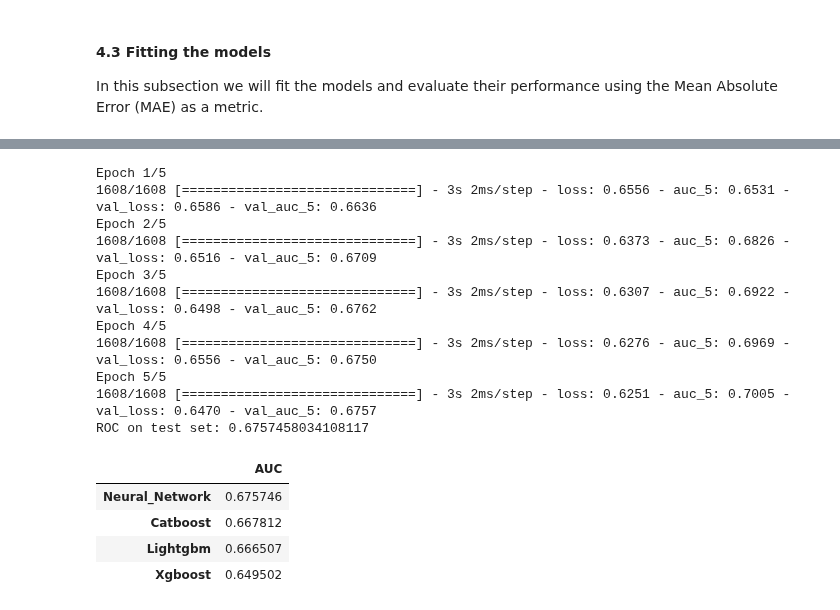
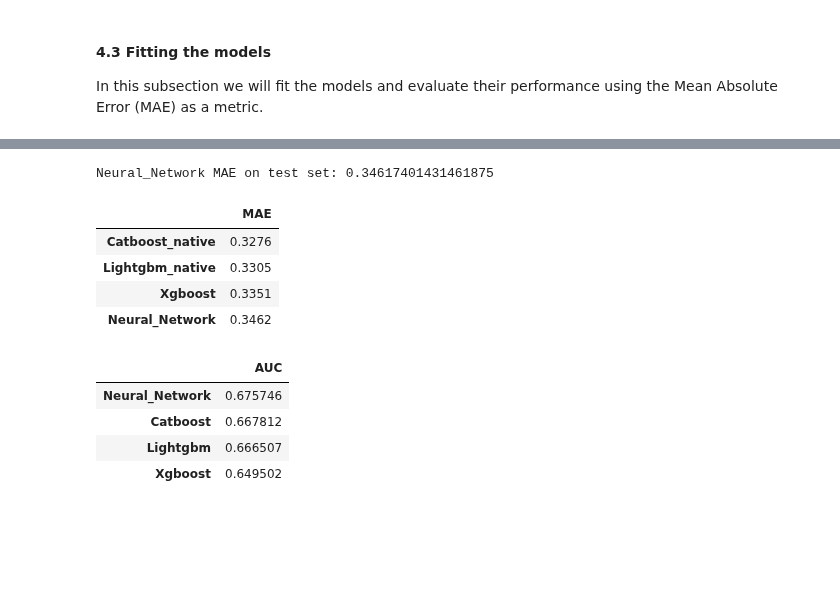
Before and after one commit to teodor-georgiev/Online-Retailer-Analysis-2014, a Jupyter notebook: 3. Feature Engineering of the target variable.ipynb, the cells around one changed output, grey strips where cells are left out. Drawn from its saved outputs; the diff is of its cells as text; code cells hidden in the pictures; blank space fills up the shorter version.

```diff
--- a/3. Feature Engineering of the target variable.ipynb
+++ b/3. Feature Engineering of the target variable.ipynb
@@ -257,0 +177,4 @@ Neural_Network MAE on test set: 0.38479049160865125
+# %%
+xgboost_params = {'max_depth': 9, 'learning_rate': 0.15, 'n_estimators': 50, 'objective': 'binary:logistic', 'random_state': 42,"objective":"binary:logistic"}
+xgb_model, xgb_Y_pred, xgb_mae, xgb_Y_pred_proba = Model.xgboost(df_train_encoded,df_test_encoded,xgboost_params,1)
+print("Xgboost MAE on test set:", xgb_mae)
@@ -257,0 +199,4 @@ Neural_Network MAE on test set: 0.38479049160865125
+# %%
+lightgbm_params = { "learning_rate":0.15, "n_estimators":150, "objective":"binary","random_state":42, "colsample_bytree" : 0.8}
+lightgbm_model, lightgbm_Y_pred, lightgbm_mae, lightgbm_Y_pred_prob = Model.lightgmb(df_train, df_test, lightgbm_params, 1,cat_cols)
+print("lightgbm MAE on test set:", lightgbm_mae.round(4))
@@ -273,21 +241,25 @@ At this stage we will not tune any hyperparameters, we will just use the default
-# %%
-neural_network_model, neural_network_auc, results_train, results_test = neural_network(df,5,cat_cols)
-# %% [output]
-Epoch 1/5
-1608/1608 [==============================] - 3s 2ms/step - loss: 0.6556 - auc_5: 0.6531 - val_loss: 0.6586 - val_auc_5: 0.6636
-Epoch 2/5
-1608/1608 [==============================] - 3s 2ms/step - loss: 0.6373 - auc_5: 0.6826 - val_loss: 0.6516 - val_auc_5: 0.6709
-Epoch 3/5
-1608/1608 [==============================] - 3s 2ms/step - loss: 0.6307 - auc_5: 0.6922 - val_loss: 0.6498 - val_auc_5: 0.6762
-Epoch 4/5
-1608/1608 [==============================] - 3s 2ms/step - loss: 0.6276 - auc_5: 0.6969 - val_loss: 0.6556 - val_auc_5: 0.6750
-Epoch 5/5
-1608/1608 [==============================] - 3s 2ms/step - loss: 0.6251 - auc_5: 0.7005 - val_loss: 0.6470 - val_auc_5: 0.6757
-ROC on test set: 0.6757458034108117
+# %%
+neural_network_params["verbose"] = 0
+neural_network_params["epochs"] = 26
+neural_network_model, nn_Y_pred, nn_mae, results_train, results_test = Model.neural_network(df_train_encoded, df_test_encoded, **neural_network_params)
+print("Neural_Network MAE on test set:", nn_mae)
+# %% [output]
+Neural_Network MAE on test set: 0.34617401431461875
 # %%
 auc_dict = {"Catboost":catboost_auc,"Xgboost":xgb_auc,"Lightgbm":lightgbm_auc,"Neural_Network":neural_network_auc}
 model_results = pd.DataFrame(auc_dict,index=["AUC"])
 model_results.sort_values(by="AUC",ascending=False,inplace=True,axis=1)
+# %%
+mae_dict = {"Catboost_native":catboost_mae,"Xgboost":xgb_mae,"Lightgbm_native":lightgbm_mae,"Neural_Network":nn_mae}
+model_results = pd.DataFrame(mae_dict,index=["MAE"]).round(4)
+model_results.sort_values(by="MAE",ascending=True,inplace=True,axis=1)
+model_results.transpose()
+# %% [output]
+|  | MAE |
+| Catboost_native | 0.3276 |
+| Lightgbm_native | 0.3305 |
+| Xgboost | 0.3351 |
+| Neural_Network | 0.3462 |
 # %%
 model_results.transpose()
 # %% [output]
```
Also changed, not shown: parts of 25 cells of this notebook, 1 other file.
